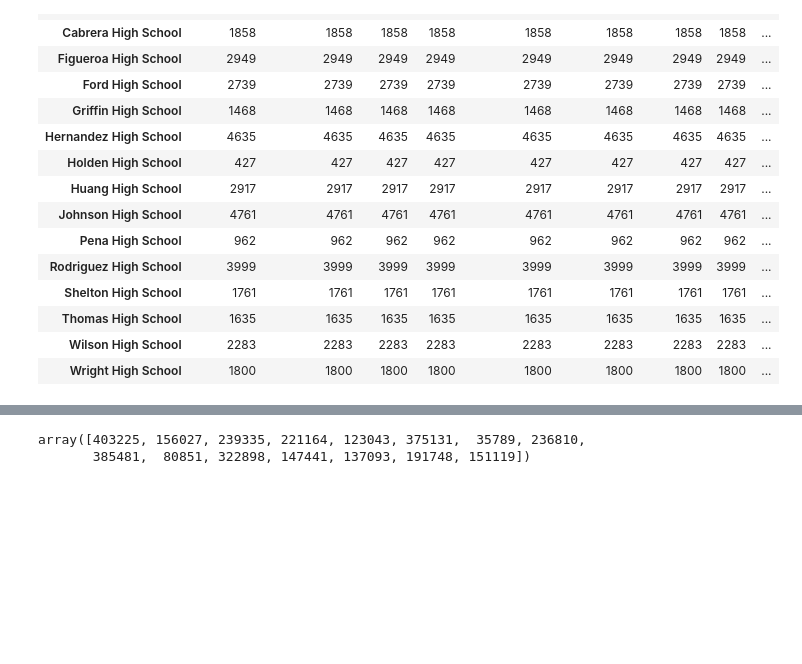
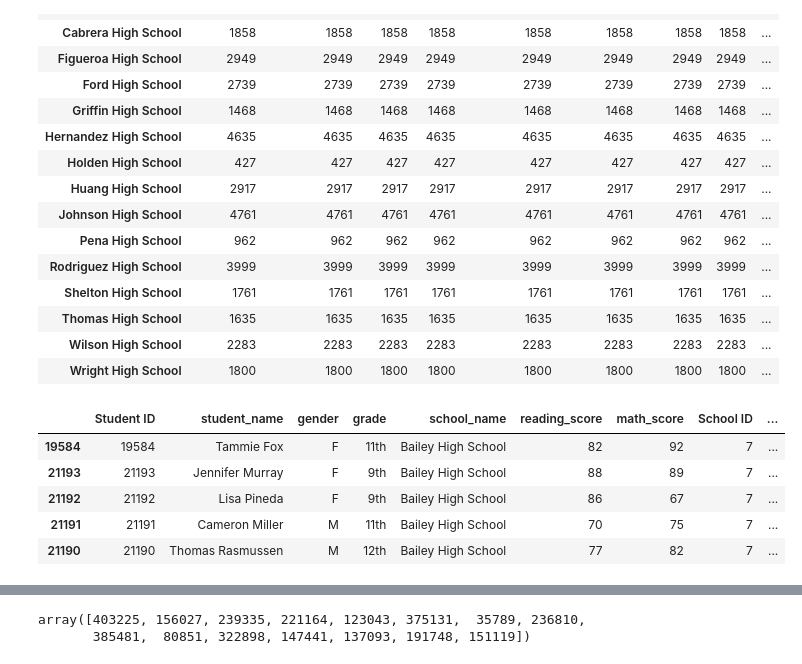
Before and after one commit to mel-c-lowe/Pandas_Challenge, a Jupyter notebook: Working notebook for School Summary isolated.ipynb, the cells around one changed output, grey strips where cells are left out. Drawn from its saved outputs; the diff is of its cells as text; code cells hidden in the pictures; blank space fills up the shorter version.

```diff
--- a/Working notebook for School Summary isolated.ipynb
+++ b/Working notebook for School Summary isolated.ipynb
@@ -141,3 +90,27 @@ sorted_grouped_data.count()
 | Thomas High School | 1635 | 1635 | 1635 | 1635 | 1635 | 1635 | 1635 | 1635 | ... |
 | Wilson High School | 2283 | 2283 | 2283 | 2283 | 2283 | 2283 | 2283 | 2283 | ... |
 | Wright High School | 1800 | 1800 | 1800 | 1800 | 1800 | 1800 | 1800 | 1800 | ... |
+# %%
+# Calculate the percent of students who passed math
+# Count those who passed for each school
+# If this works, it is thanks to stack overflow geniuses
+# https://stackoverflow.com/questions/13851535/how-to-delete-rows-from-a-pandas-dataframe-based-on-a-conditional-expression
+passing_math_score = sorted_data.drop(sorted_data[sorted_data.math_score < 70].index)
+passing_math_score.head()
+
+# Calculate the percent of students who passed reading
+# Count those who passed for each school
+# If this works, it is thanks to stack overflow geniuses
+# https://stackoverflow.com/questions/13851535/how-to-delete-rows-from-a-pandas-dataframe-based-on-a-conditional-expression
+passing_reading_score = sorted_data.drop(sorted_data[sorted_data.reading_score < 70].index)
+passing_reading_score.head()
+
+# Group passing score dataframes by school
+grouped_math = passing_math_score.groupby("school_name")
+# %% [output]
+|  | Student ID | student_name | gender | grade | school_name | reading_score | math_score | School ID | ... |
+| 19584 | 19584 | Tammie Fox | F | 11th | Bailey High School | 82 | 92 | 7 | ... |
+| 21193 | 21193 | Jennifer Murray | F | 9th | Bailey High School | 88 | 89 | 7 | ... |
+| 21192 | 21192 | Lisa Pineda | F | 9th | Bailey High School | 86 | 67 | 7 | ... |
+| 21191 | 21191 | Cameron Miller | M | 11th | Bailey High School | 70 | 75 | 7 | ... |
+| 21190 | 21190 | Thomas Rasmussen | M | 12th | Bailey High School | 77 | 82 | 7 | ... |
```
Also changed, not shown: parts of 11 cells of this notebook, 1 other file.
